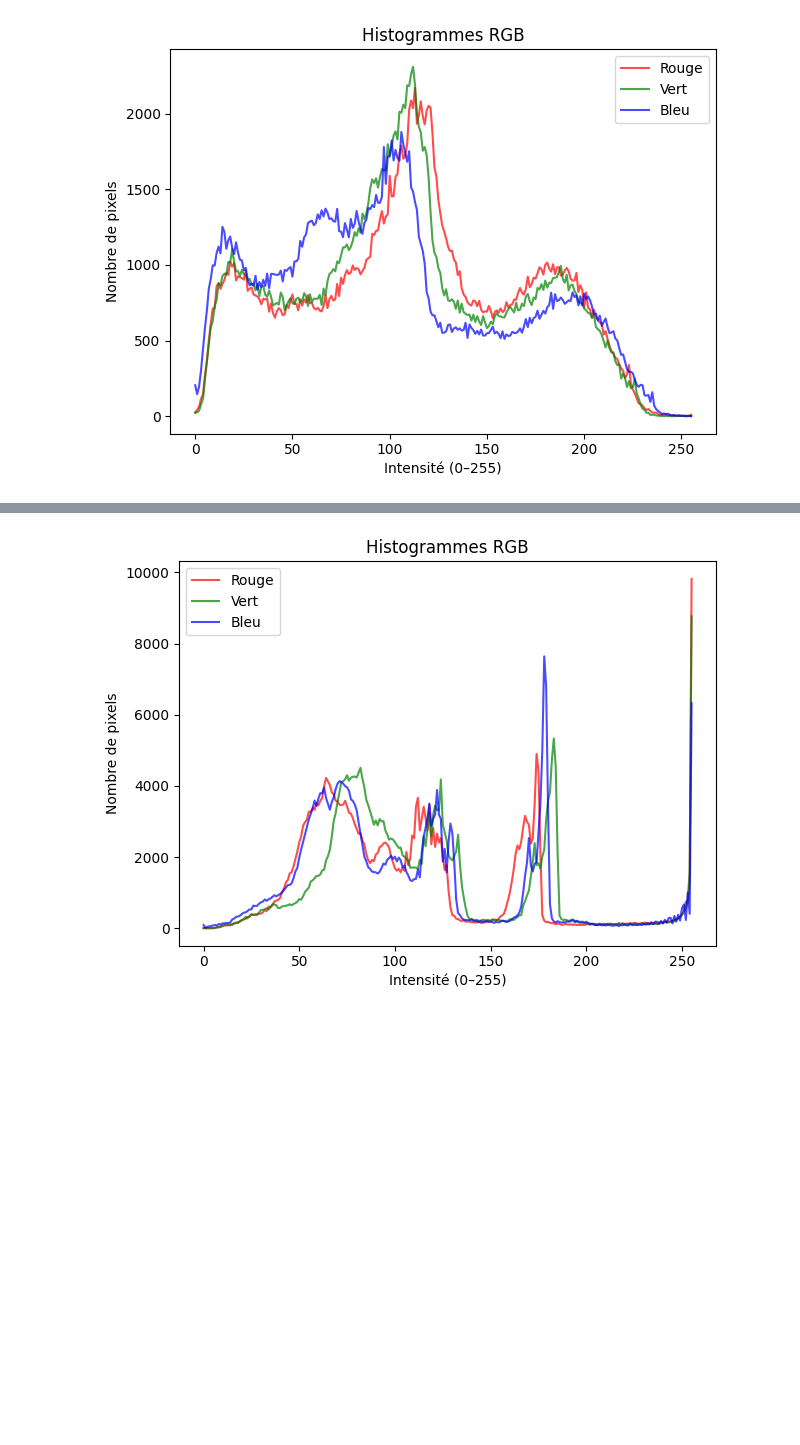
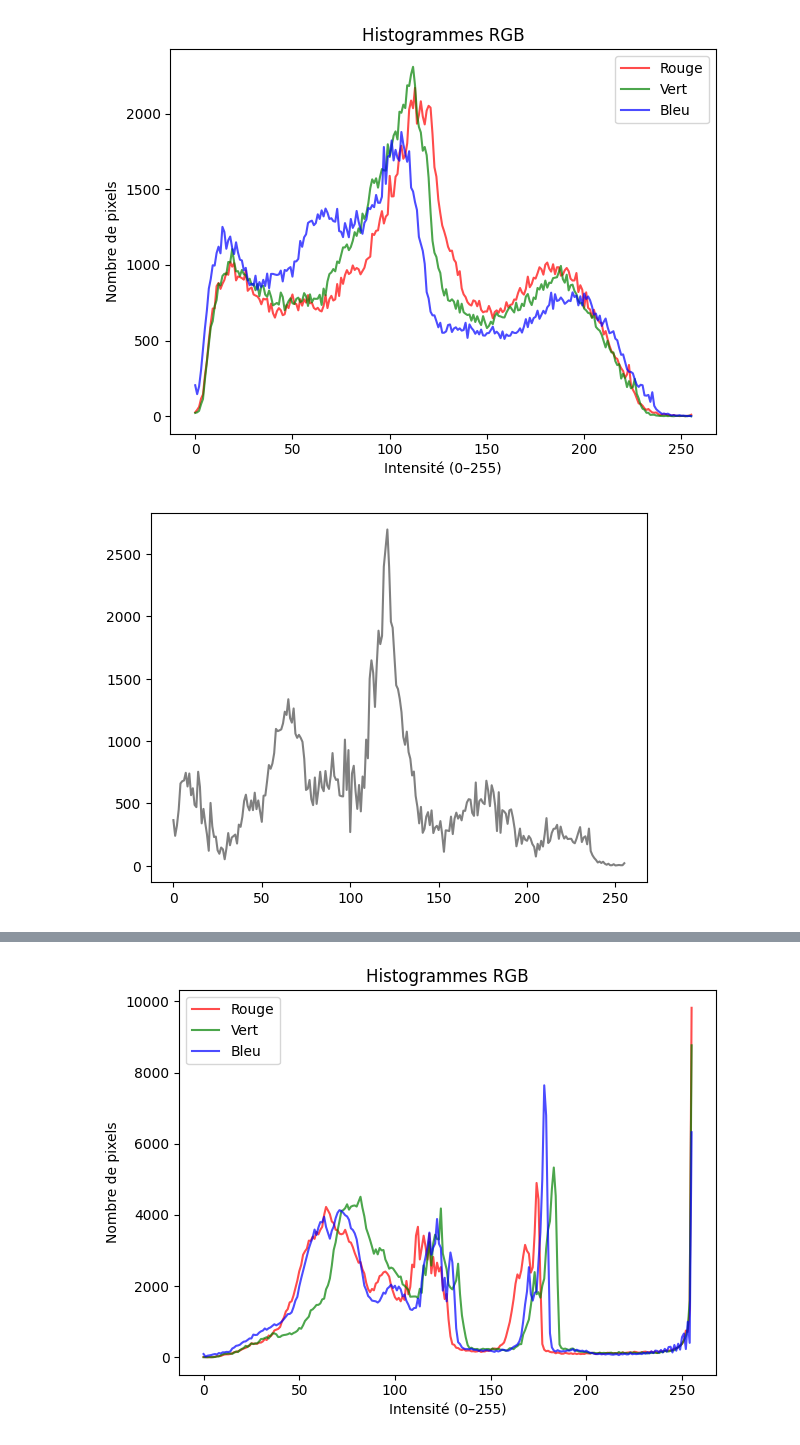
Before and after one commit to Antsurf/bin-oculaire, a Jupyter notebook: app/classifier.ipynb, the cells around one changed output, grey strips where cells are left out. Saved outputs shown, nothing was run; the diff lists cells and outputs as text; code cells hidden in the pictures; blank space fills up the shorter version.

```diff
--- a/app/classifier.ipynb
+++ b/app/classifier.ipynb
@@ -201,3 +258,13 @@ plt.show()
 plt.show()
 # %% [output]
 [figure]
+# %%
+red = np.array(hist['red'])
+green = np.array(hist['green'])
+blue = np.array(hist['blue'])
+
+diff =abs(red -green) + abs(red - blue) + abs(green-blue)
+plt.plot(diff, label="sum of differences", color="grey")
+plt.show()
+# %% [output]
+[figure, added]
```
Also changed, not shown: parts of 22 cells of this notebook, 1 other file.
